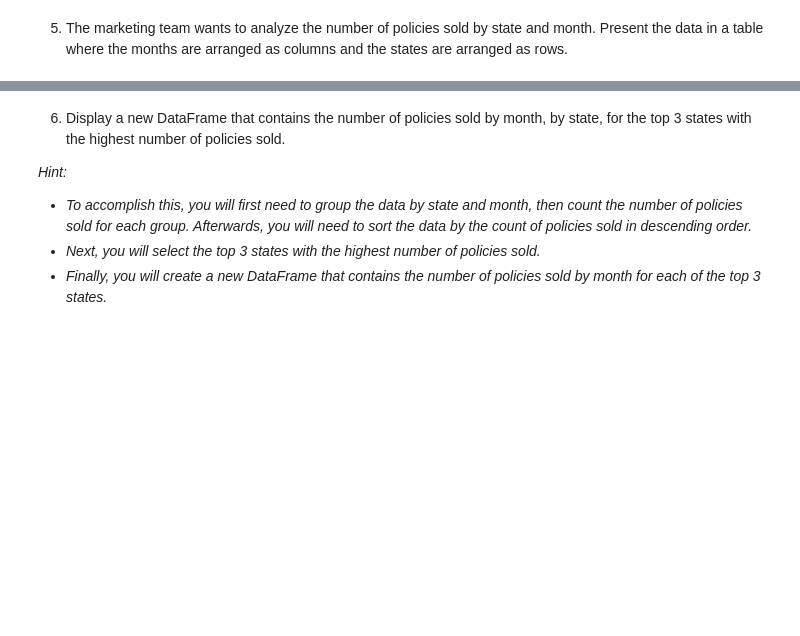
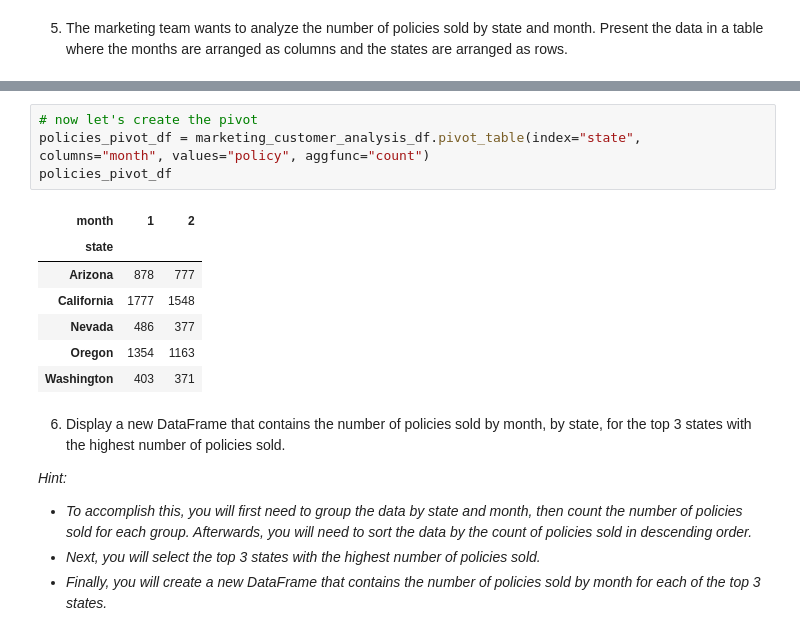
Before and after one commit to ChVlachakis/lab-dw-data-aggregation-and-filtering, a Jupyter notebook: lab-dw-aggregating.ipynb, the cells around one changed output, grey strips where cells are left out. Cells and saved outputs as stored; diff of their text form; blank space fills up the shorter version.

```diff
--- a/lab-dw-aggregating.ipynb
+++ b/lab-dw-aggregating.ipynb
@@ -219,3 +231,15 @@ education_gender_df
+# %%
+# now let's create the pivot
+policies_pivot_df = marketing_customer_analysis_df.pivot_table(index="state", columns="month", values="policy", aggfunc="count")
+policies_pivot_df
+# %% [output]
+| month | 1 | 2 |
+| state |  |  |
+| Arizona | 878 | 777 |
+| California | 1777 | 1548 |
+| Nevada | 486 | 377 |
+| Oregon | 1354 | 1163 |
+| Washington | 403 | 371 |
 # %% [markdown]
 6.  Display a new DataFrame that contains the number of policies sold by month, by state, for the top 3 states with the highest number of policies sold.
 
```
Also changed, not shown: parts of 14 cells of this notebook.
